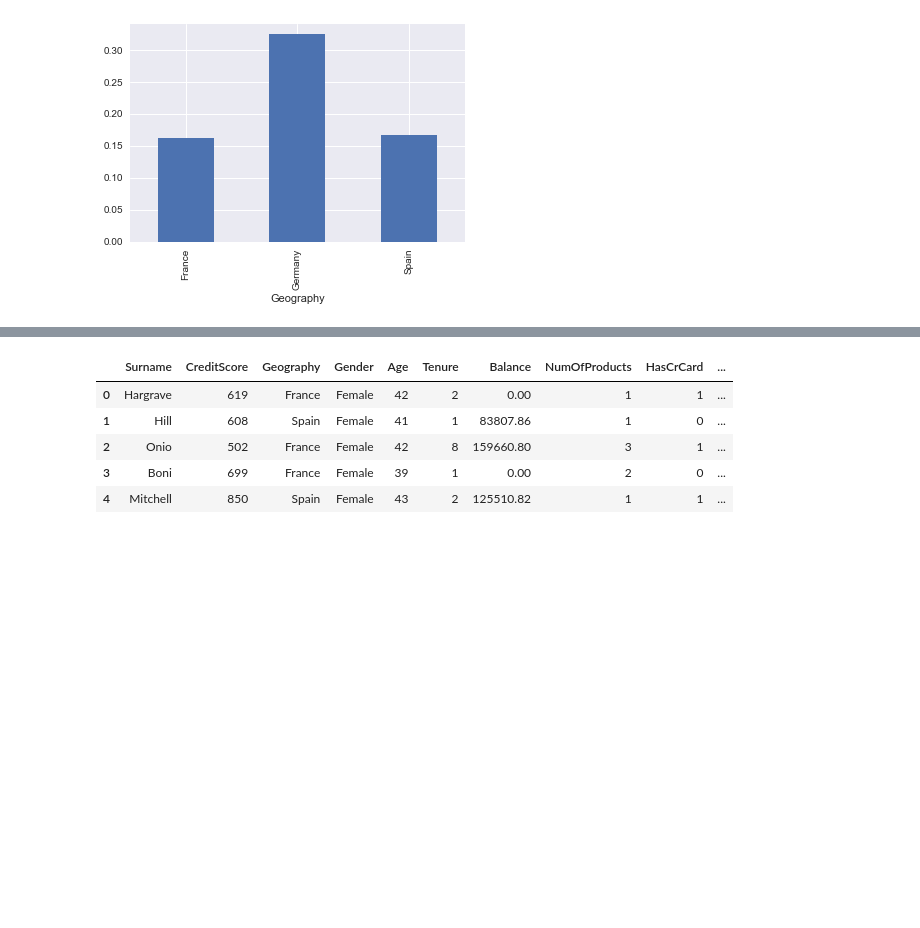
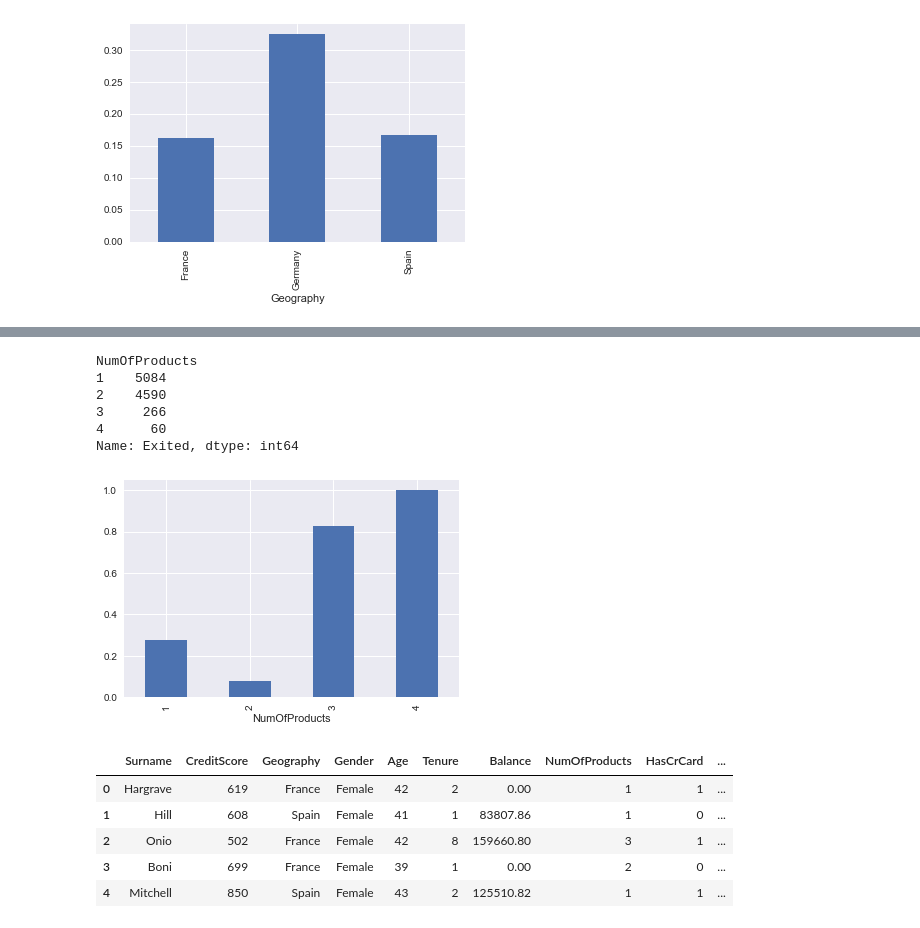
Before and after one commit to george-and-miller/data-science, a Jupyter notebook: Udemy A-Z Data Science.ipynb, the cells around one changed output, grey strips where cells are left out. Cells and saved outputs as stored; diff of their text form; code cells hidden in the pictures; blank space fills up the shorter version.

```diff
--- a/Udemy A-Z Data Science.ipynb
+++ b/Udemy A-Z Data Science.ipynb
@@ -113,3 +115,14 @@ banking_data.groupby('NumOfProducts')['Exited'].sum().plot.bar()
+# %%
+banking_data.groupby('NumOfProducts')['Exited'].mean().plot.bar()
+print(banking_data.groupby('NumOfProducts')['Exited'].count())
+# %% [output]
+NumOfProducts
+1    5084
+2    4590
+3     266
+4      60
+Name: Exited, dtype: int64
+[figure, added]
 # %%
 banking_data['Validation'] = banking_data['CustomerId'] % 10
 banking_data.drop('CustomerId', axis=1, inplace=True)
```
Also changed, not shown: parts of 9 cells of this notebook.
